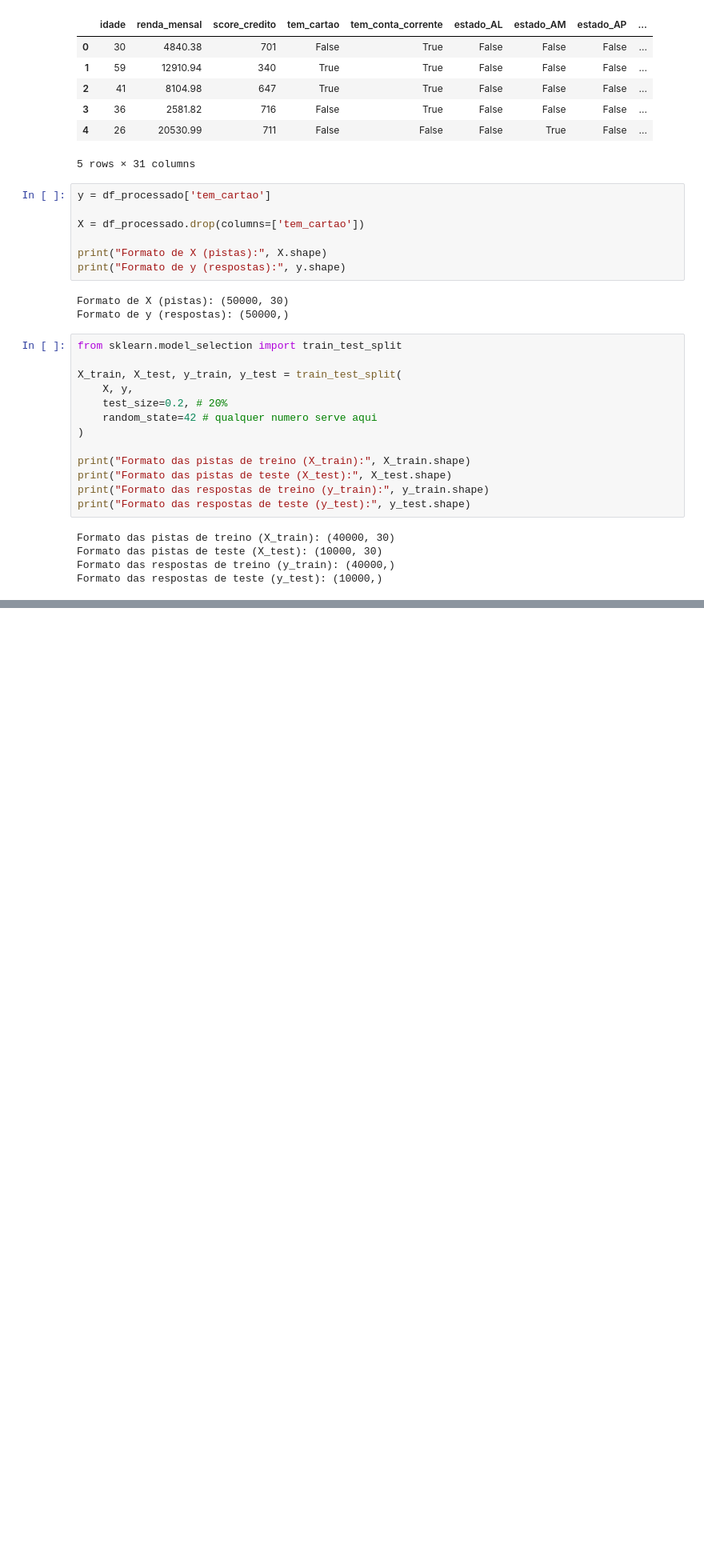
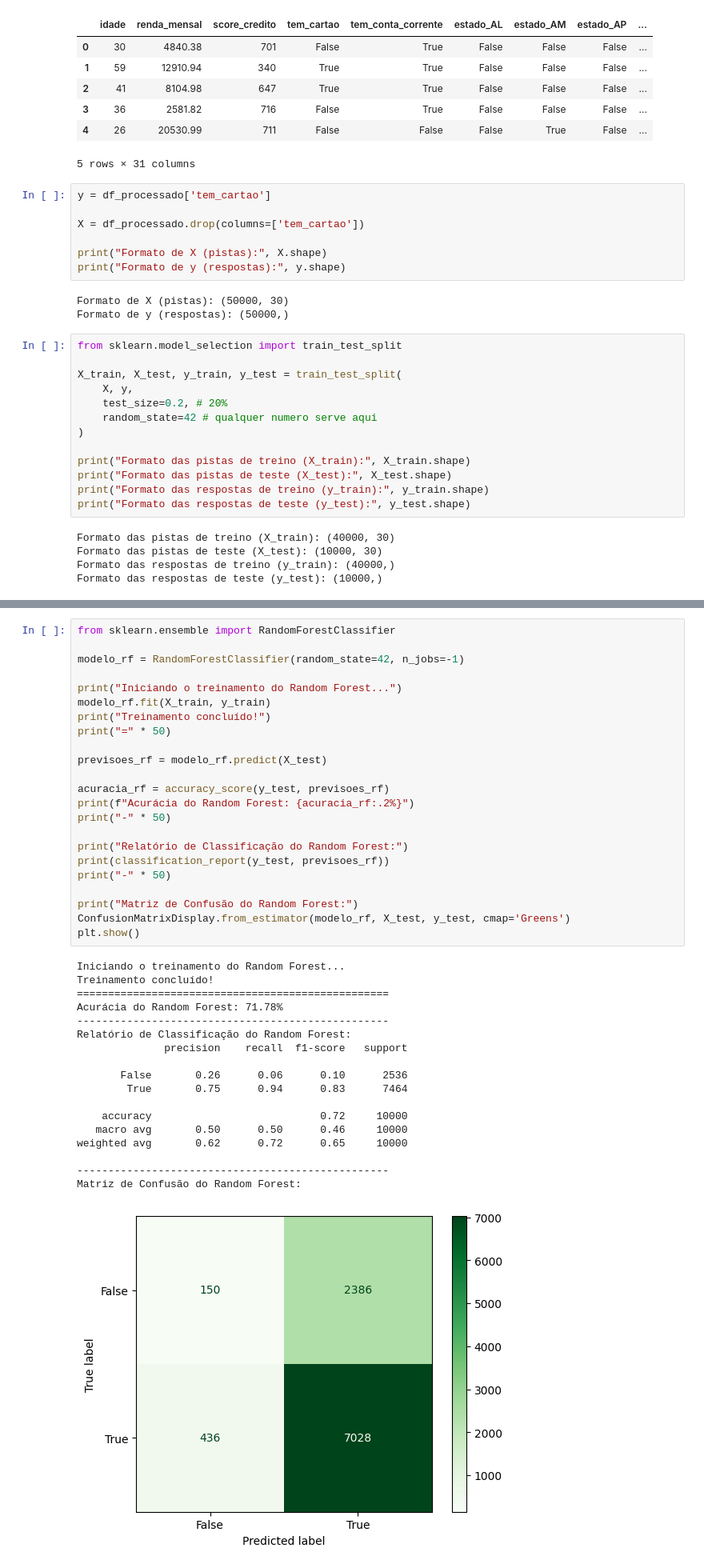
Before and after one commit to RicardoRuggiero/ML-Analise-Credito, a Jupyter notebook: notebooks/analise_exploratoria.ipynb, the cells around one changed output, grey strips where cells are left out. Shown at 80% size. Cells and saved outputs as stored; diff of their text form; blank space fills up the shorter version.

```diff
--- a/notebooks/analise_exploratoria.ipynb
+++ b/notebooks/analise_exploratoria.ipynb
@@ -94,0 +150,42 @@ Formato das respostas de teste (y_test): (10000,)
+# %%
+from sklearn.ensemble import RandomForestClassifier
+
+modelo_rf = RandomForestClassifier(random_state=42, n_jobs=-1)
+
+print("Iniciando o treinamento do Random Forest...")
+modelo_rf.fit(X_train, y_train)
+print("Treinamento concluído!")
+print("=" * 50)
+
+previsoes_rf = modelo_rf.predict(X_test)
+
+acuracia_rf = accuracy_score(y_test, previsoes_rf)
+print(f"Acurácia do Random Forest: {acuracia_rf:.2%}")
+print("-" * 50)
+
+print("Relatório de Classificação do Random Forest:")
+print(classification_report(y_test, previsoes_rf))
+print("-" * 50)
+
+print("Matriz de Confusão do Random Forest:")
+ConfusionMatrixDisplay.from_estimator(modelo_rf, X_test, y_test, cmap='Greens')
+plt.show()
+# %% [output]
+Iniciando o treinamento do Random Forest...
+Treinamento concluído!
+==================================================
+Acurácia do Random Forest: 71.78%
+--------------------------------------------------
+Relatório de Classificação do Random Forest:
+              precision    recall  f1-score   support
+
+       False       0.26      0.06      0.10      2536
+        True       0.75      0.94      0.83      7464
+
+    accuracy                           0.72     10000
+   macro avg       0.50      0.50      0.46     10000
+weighted avg       0.62      0.72      0.65     10000
+
+--------------------------------------------------
+Matriz de Confusão do Random Forest:
+[figure, added]
```
Also changed, not shown: parts of 7 cells of this notebook, 2 other files.
